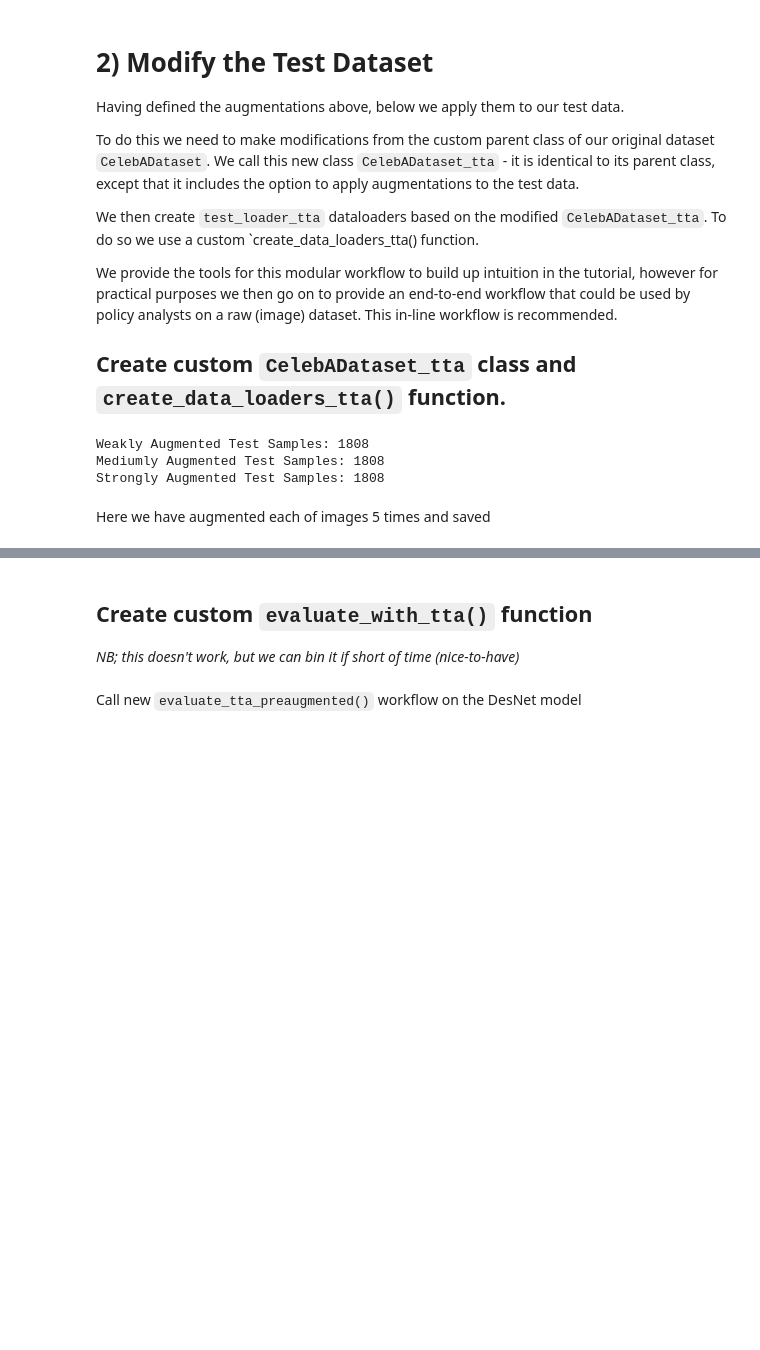
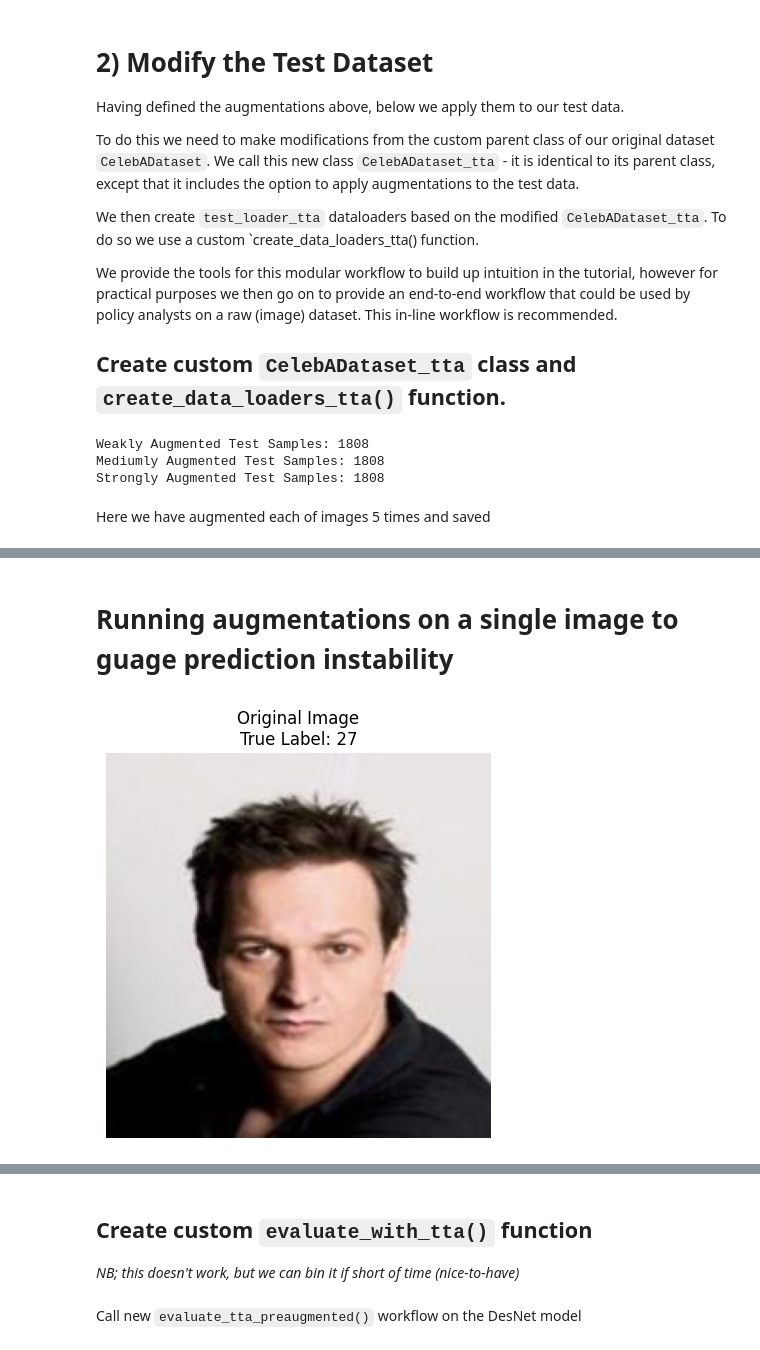
Before and after one commit to henrycgbaker/Debt_Settlement_App, a Jupyter notebook: uncertainty_celeba_TTA_new.ipynb, the cells around one changed output, grey strips where cells are left out. Saved outputs shown, nothing was run; the diff lists cells and outputs as text; code cells hidden in the pictures; blank space fills up the shorter version.

```diff
--- a/uncertainty_celeba_TTA_new.ipynb
+++ b/uncertainty_celeba_TTA_new.ipynb
@@ -545,0 +604,38 @@ for strength in transformation_strengths:
+# %% [markdown]
+# Running augmentations on a single image to guage prediction instability
+# %%
+# Set up
+device=torch.device("cuda" if torch.cuda.is_available() else "cpu")
+
+sample_idx = 37
+image, true_label = test_dataset[sample_idx]
+image = image.to(device)
+
+transformation_strengths = ['weak', 'medium', 'strong']
+tta_transforms = {
+    'weak': tta_transform_weak,
+    'medium': tta_transform_medium,
+    'strong': tta_transform_strong
+}
+augs = 100
+
+# Normalisation parameters for renormalisation
+mean = torch.tensor([0.485, 0.456, 0.406], device=device).view(3, 1, 1)
+std = torch.tensor([0.229, 0.224, 0.225], device=device).view(3, 1, 1)
+
+# Function to denormalise the image
+def denormalise(image, mean, std):
+    image = image.clone()
+    image = image * std + mean
+    return image
+
+# Renormalise and plot the original image
+renormalised_image = denormalise(image, mean, std).permute(1, 2, 0).cpu().numpy().clip(0, 1)
+
+plt.figure(figsize=(5, 5))
+plt.imshow(renormalised_image)
+plt.title(f'Original Image\nTrue Label: {true_label}')
+plt.axis('off')
+plt.show()
+# %% [output]
+[figure, added]
```
Also changed, not shown: parts of 31 cells of this notebook.
